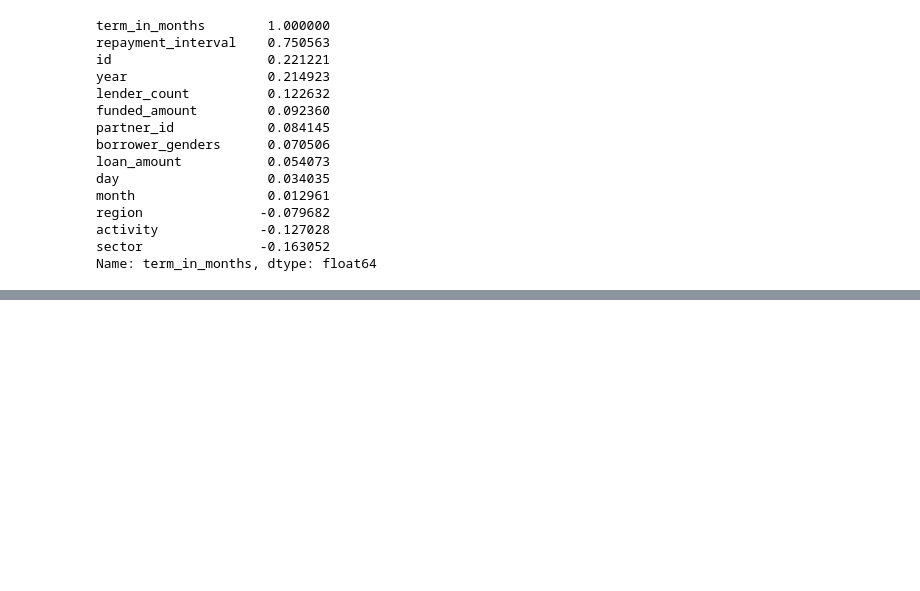
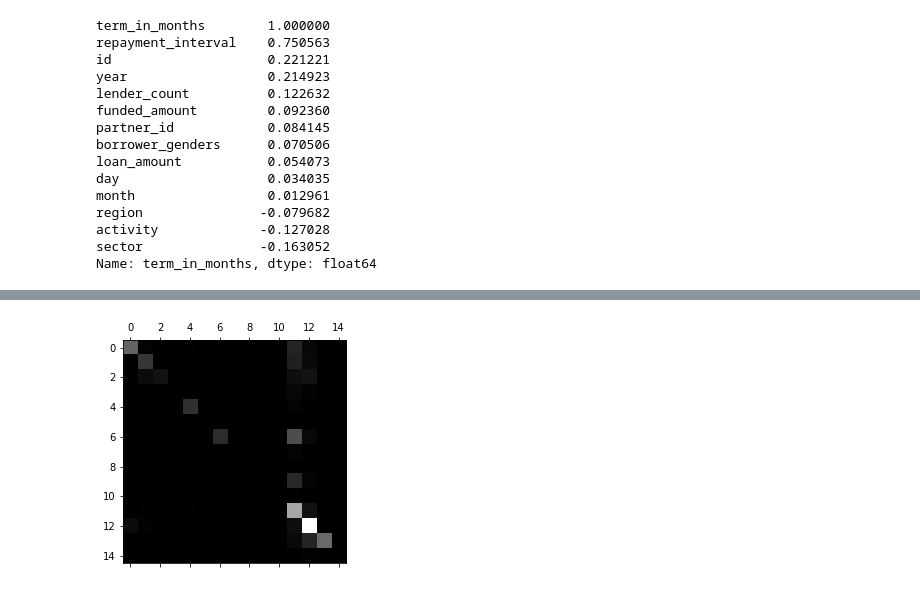
Before and after one commit to Kitshua/MLProject, a Jupyter notebook: Project.ipynb, the cells around one changed output, grey strips where cells are left out. Saved outputs shown, nothing was run; the diff lists cells and outputs as text; code cells hidden in the pictures; blank space fills up the shorter version.

```diff
--- a/Project.ipynb
+++ b/Project.ipynb
@@ -577,0 +715,5 @@ Name: term_in_months, dtype: float64
+# %%
+random_clf = RandomForestClassifier(n_estimators = 500, max_leaf_nodes = 16, n_jobs = -1)
+# %%
+random_clf.fit(x_train, y_train)
+random_clf
@@ -577,0 +736,3 @@ Name: term_in_months, dtype: float64
+# %%
+y_train_predict_random = cross_val_predict(random_clf, x_train, y_train, cv = 3)
+y_train_predict_random
@@ -577,0 +741,3 @@ Name: term_in_months, dtype: float64
+# %%
+confusion_random = confusion_matrix(y_train, y_train_predict_random)
+confusion_random
@@ -577,0 +762,5 @@ Name: term_in_months, dtype: float64
+# %%
+plt.matshow(confusion_random, cmap = plt.cm.gray)
+plt.show()
+# %% [output]
+[figure, added]
```
Also changed, not shown: parts of 54 cells of this notebook.
